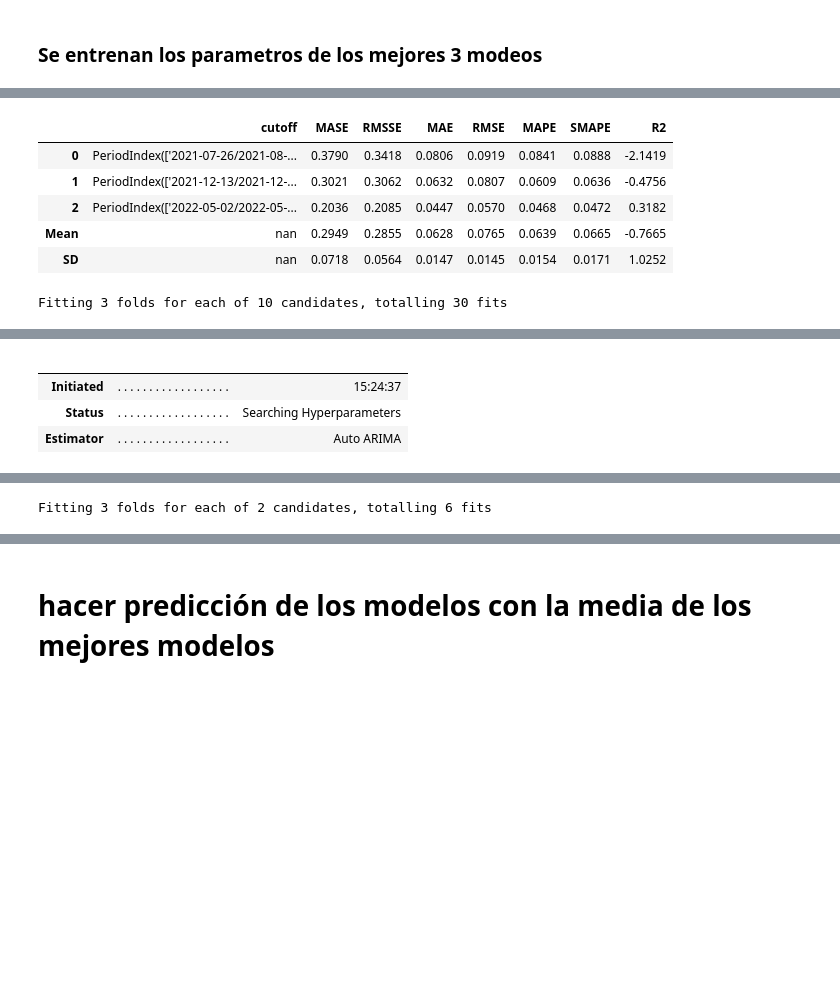
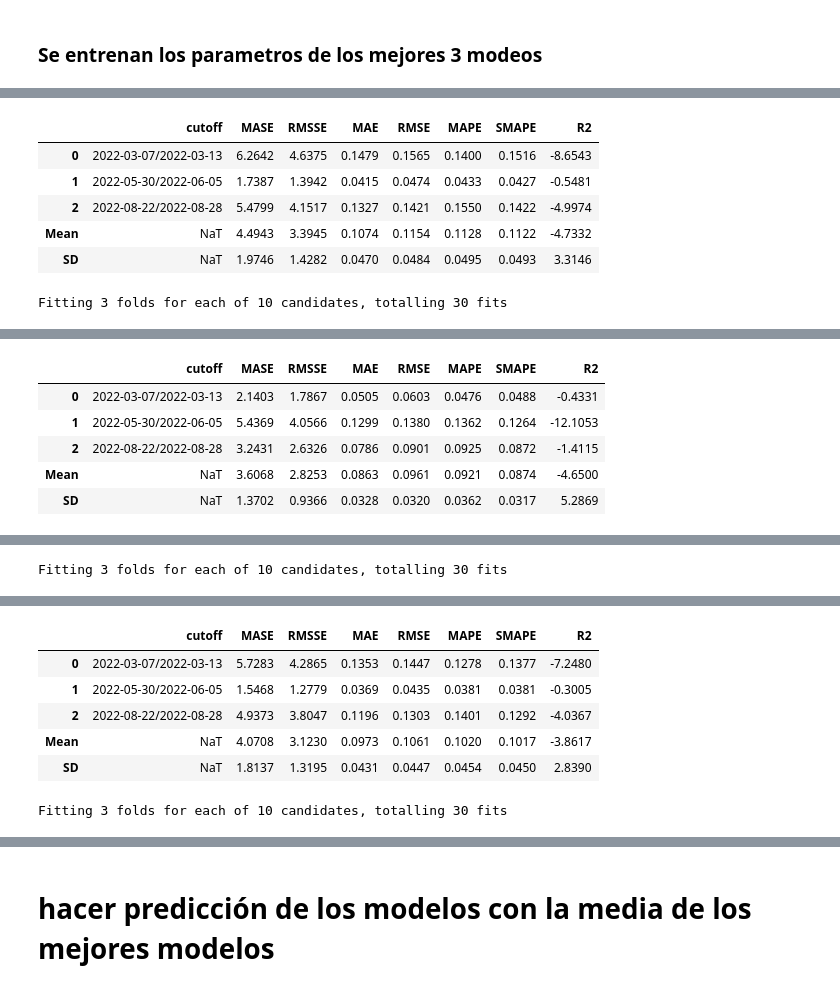
Before and after one commit to antoniomedina99/Forecasting-Comportamiento-del-precio-de-acciones-AMERICA-MOVIL-SAB-DE-CV-claro-API-Yhoo, a Jupyter notebook: Notebook.ipynb, the cells around one changed output, grey strips where cells are left out. Cells and saved outputs as stored; diff of their text form; code cells hidden in the pictures; blank space fills up the shorter version.

```diff
--- a/Notebook.ipynb
+++ b/Notebook.ipynb
@@ -78,7 +85,7 @@ index= pd.DatetimeIndex(df.index)
 data= df['Close'].to_numpy()
 
 # se crea la serie temporal donde se especifica la variable y la fecha
-df_serie= pd.Series(data= data, index=index, )
+df_serie= pd.Series(data= data, index=index)
 # %%
 # Mostrar las serie
 df_serie
@@ -148,0 +132,5 @@ exp = setup(data= df_serie_semana, fh=20, session_id=100, use_gpu=True)
+# %%
+# init setup
+from pycaret.time_series import *
+# crear el experiemento, donde el parametro fh es e horizonte de forcasting
+exp = setup(data= df_serie_semana, fh=12, session_id= 100, use_gpu=True)
@@ -165,14 +178,14 @@ best_baseline = exp.compare_models(n_select= 3, sort="MAE")
 # %% [markdown]
 ### Se entrenan los parametros de los mejores 3 modeos
 # %%
-# Best_tuned_models = [exp.tune_model(model) for model in best_baseline]
+Best_tuned_models = [exp.tune_model(model) for model in best_baseline]
 # %% [output]
 [interactive output not drawn]
 |  | cutoff | MASE | RMSSE | MAE | RMSE | MAPE | SMAPE | R2 |
-| 0 | PeriodIndex(['2021-07-26/2021-08-... | 0.3790 | 0.3418 | 0.0806 | 0.0919 | 0.0841 | 0.0888 | -2.1419 |
-| 1 | PeriodIndex(['2021-12-13/2021-12-... | 0.3021 | 0.3062 | 0.0632 | 0.0807 | 0.0609 | 0.0636 | -0.4756 |
-| 2 | PeriodIndex(['2022-05-02/2022-05-... | 0.2036 | 0.2085 | 0.0447 | 0.0570 | 0.0468 | 0.0472 | 0.3182 |
-| Mean | nan | 0.2949 | 0.2855 | 0.0628 | 0.0765 | 0.0639 | 0.0665 | -0.7665 |
-| SD | nan | 0.0718 | 0.0564 | 0.0147 | 0.0145 | 0.0154 | 0.0171 | 1.0252 |
+| 0 | 2022-03-07/2022-03-13 | 6.2642 | 4.6375 | 0.1479 | 0.1565 | 0.1400 | 0.1516 | -8.6543 |
+| 1 | 2022-05-30/2022-06-05 | 1.7387 | 1.3942 | 0.0415 | 0.0474 | 0.0433 | 0.0427 | -0.5481 |
+| 2 | 2022-08-22/2022-08-28 | 5.4799 | 4.1517 | 0.1327 | 0.1421 | 0.1550 | 0.1422 | -4.9974 |
+| Mean | NaT | 4.4943 | 3.3945 | 0.1074 | 0.1154 | 0.1128 | 0.1122 | -4.7332 |
+| SD | NaT | 1.9746 | 1.4282 | 0.0470 | 0.0484 | 0.0495 | 0.0493 | 3.3146 |
 Fitting 3 folds for each of 10 candidates, totalling 30 fits
 [Parallel(n_jobs=-1)]: Using backend LokyBackend with 8 concurrent workers.
@@ -180,5 +194,6 @@ Fitting 3 folds for each of 10 candidates, totalling 30 fits
-|  |  |  |
-|  |  |  |
-| Initiated | . . . . . . . . . . . . . . . . . . | 15:24:37 |
-| Status | . . . . . . . . . . . . . . . . . . | Searching Hyperparameters |
-| Estimator | . . . . . . . . . . . . . . . . . . | Auto ARIMA |
+|  | cutoff | MASE | RMSSE | MAE | RMSE | MAPE | SMAPE | R2 |
+| 0 | 2022-03-07/2022-03-13 | 2.1403 | 1.7867 | 0.0505 | 0.0603 | 0.0476 | 0.0488 | -0.4331 |
+| 1 | 2022-05-30/2022-06-05 | 5.4369 | 4.0566 | 0.1299 | 0.1380 | 0.1362 | 0.1264 | -12.1053 |
+| 2 | 2022-08-22/2022-08-28 | 3.2431 | 2.6326 | 0.0786 | 0.0901 | 0.0925 | 0.0872 | -1.4115 |
+| Mean | NaT | 3.6068 | 2.8253 | 0.0863 | 0.0961 | 0.0921 | 0.0874 | -4.6500 |
+| SD | NaT | 1.3702 | 0.9366 | 0.0328 | 0.0320 | 0.0362 | 0.0317 | 5.2869 |
@@ -186,2 +200,2 @@ Fitting 3 folds for each of 10 candidates, totalling 30 fits
-Fitting 3 folds for each of 2 candidates, totalling 6 fits
+Fitting 3 folds for each of 10 candidates, totalling 30 fits
 [Parallel(n_jobs=-1)]: Using backend LokyBackend with 8 concurrent workers.
@@ -187,0 +204,7 @@ Fitting 3 folds for each of 2 candidates, totalling 6 fits
+|  | cutoff | MASE | RMSSE | MAE | RMSE | MAPE | SMAPE | R2 |
+| 0 | 2022-03-07/2022-03-13 | 5.7283 | 4.2865 | 0.1353 | 0.1447 | 0.1278 | 0.1377 | -7.2480 |
+| 1 | 2022-05-30/2022-06-05 | 1.5468 | 1.2779 | 0.0369 | 0.0435 | 0.0381 | 0.0381 | -0.3005 |
+| 2 | 2022-08-22/2022-08-28 | 4.9373 | 3.8047 | 0.1196 | 0.1303 | 0.1401 | 0.1292 | -4.0367 |
+| Mean | NaT | 4.0708 | 3.1230 | 0.0973 | 0.1061 | 0.1020 | 0.1017 | -3.8617 |
+| SD | NaT | 1.8137 | 1.3195 | 0.0431 | 0.0447 | 0.0454 | 0.0450 | 2.8390 |
+Fitting 3 folds for each of 10 candidates, totalling 30 fits
```
Also changed, not shown: parts of 18 cells of this notebook.
